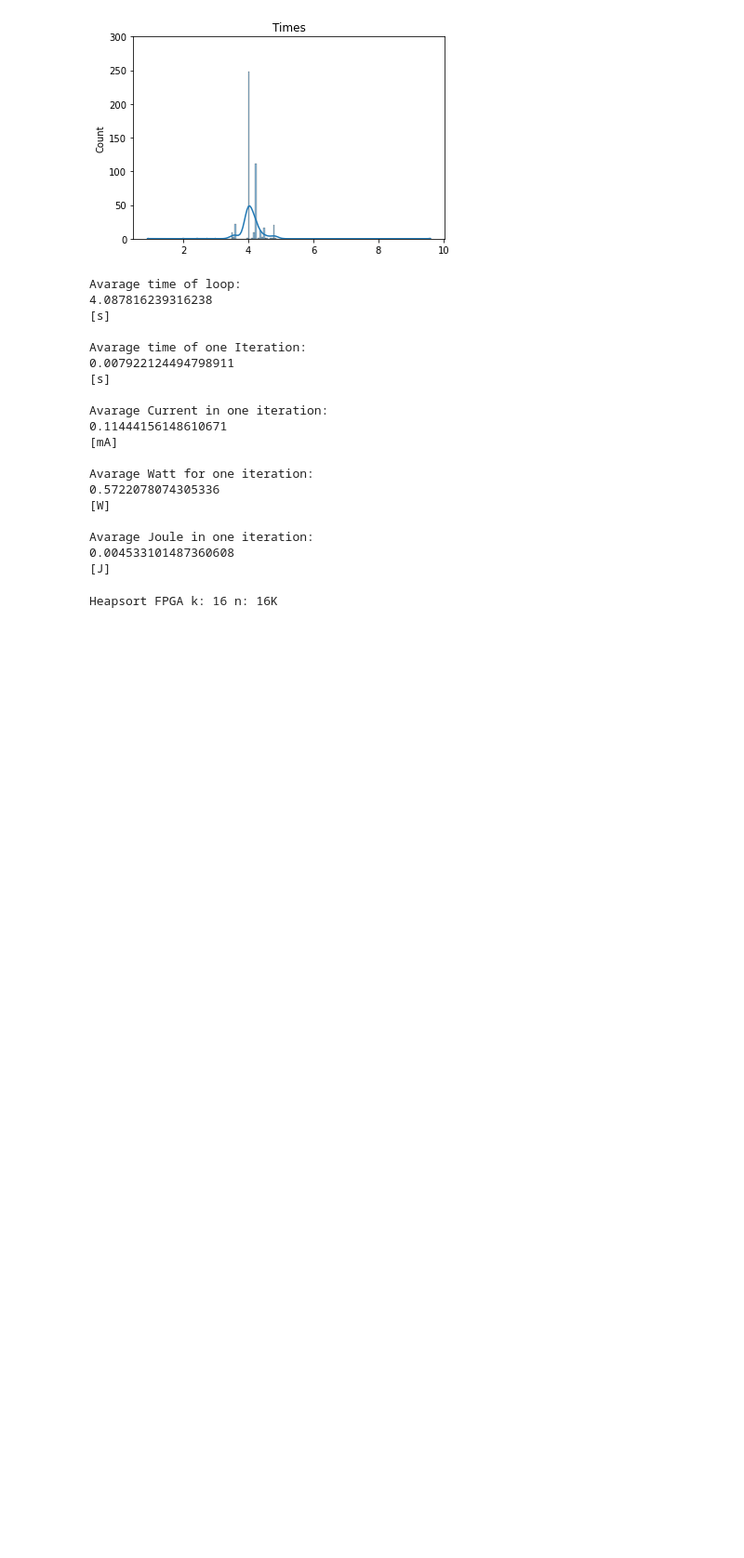
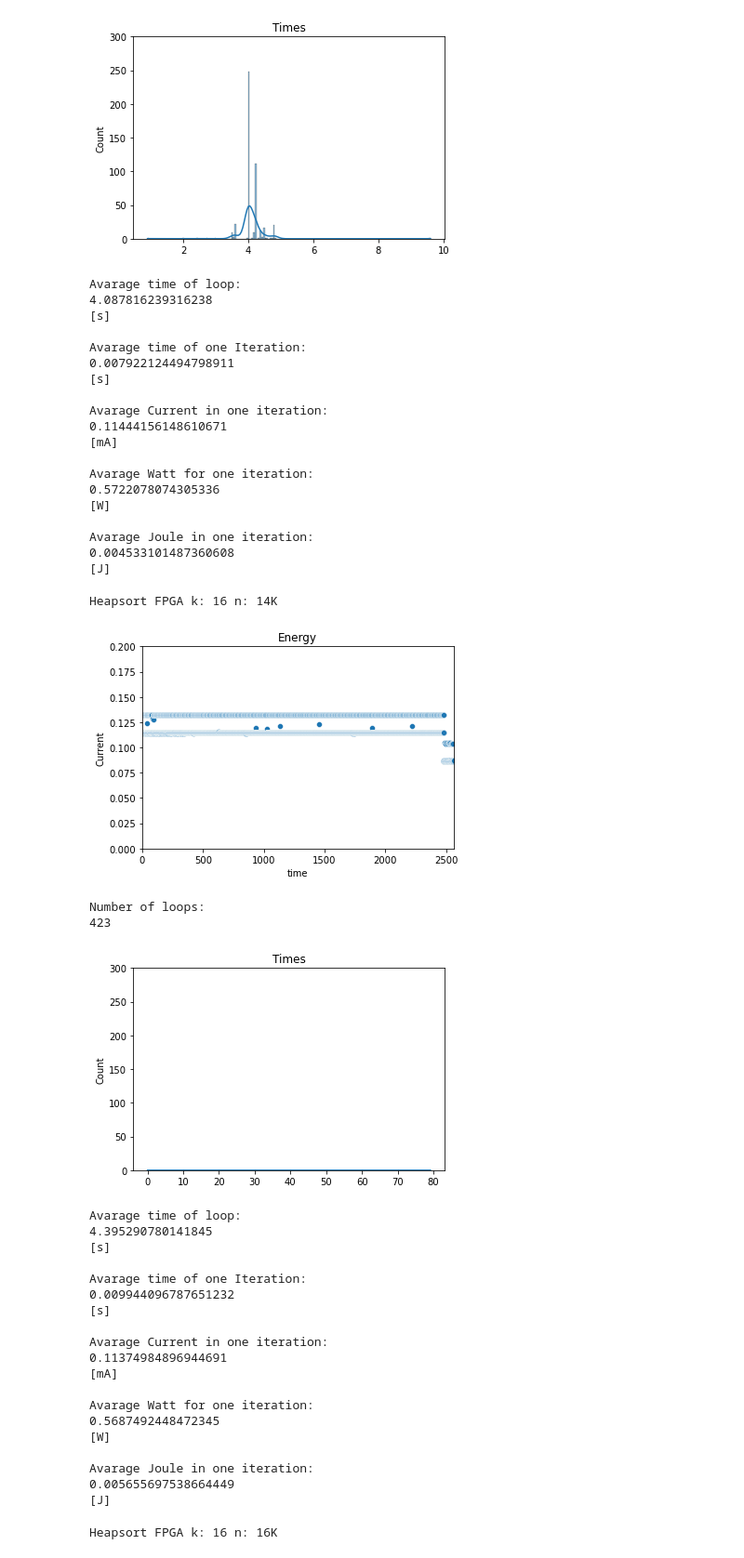
Before and after one commit to FPGA-Energy/heap-sort, a Jupyter notebook: Analysis/FPGA/FPGA-Data-Processing.ipynb, the cells around one changed output. Shown at 93% size. Saved outputs shown, nothing was run; the diff lists cells and outputs as text; code cells hidden in the pictures; blank space fills up the shorter version.

```diff
--- a/Analysis/FPGA/FPGA-Data-Processing.ipynb
+++ b/Analysis/FPGA/FPGA-Data-Processing.ipynb
@@ -279,7 +304,32 @@ Avarage Joule in one iteration:
 [J]
 # %%
 #      (Data,  Greater than means spike, ylim, Repetions in loop, Name)
-#runData(df14k, 0.125,                    300,       442,               "Heapsort FPGA k: 16 n: 14K")
+runData(df14k, 0.125,                    300,       442,               "Heapsort FPGA k: 16 n: 14K")
+# %% [output]
+Heapsort FPGA k: 16 n: 14K
+[figure, added]
+Number of loops:
+423
+[figure, added]
+Avarage time of loop:
+4.395290780141845
+[s]
+
+Avarage time of one Iteration:
+0.009944096787651232
+[s]
+
+Avarage Current in one iteration:
+0.11374984896944691
+[mA]
+
+Avarage Watt for one iteration:
+0.5687492448472345
+[W]
+
+Avarage Joule in one iteration:
+0.005655697538664449
+[J]
 # %%
 #      (Data,  Greater than means spike, ylim, Repetions in loop, Name)
 runData(df16k, 0.09,                    300,       387,               "Heapsort FPGA k: 16 n: 16K")
```
Also changed, not shown: parts of 26 cells of this notebook.
